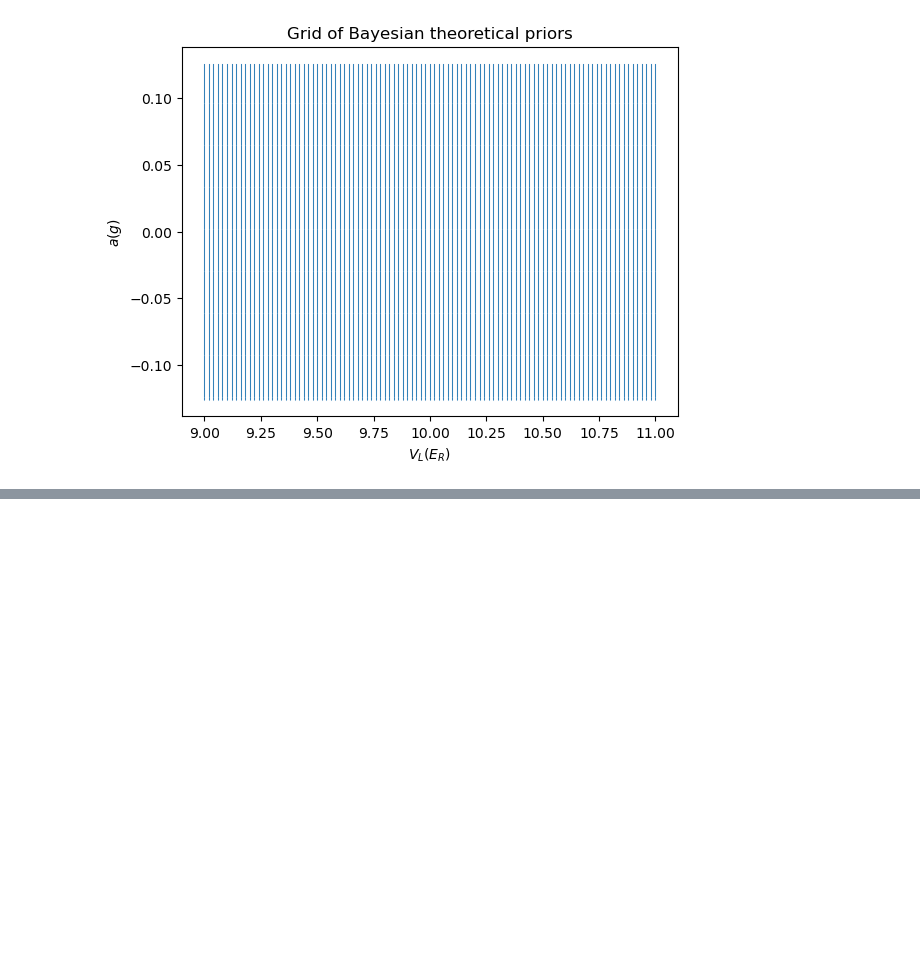
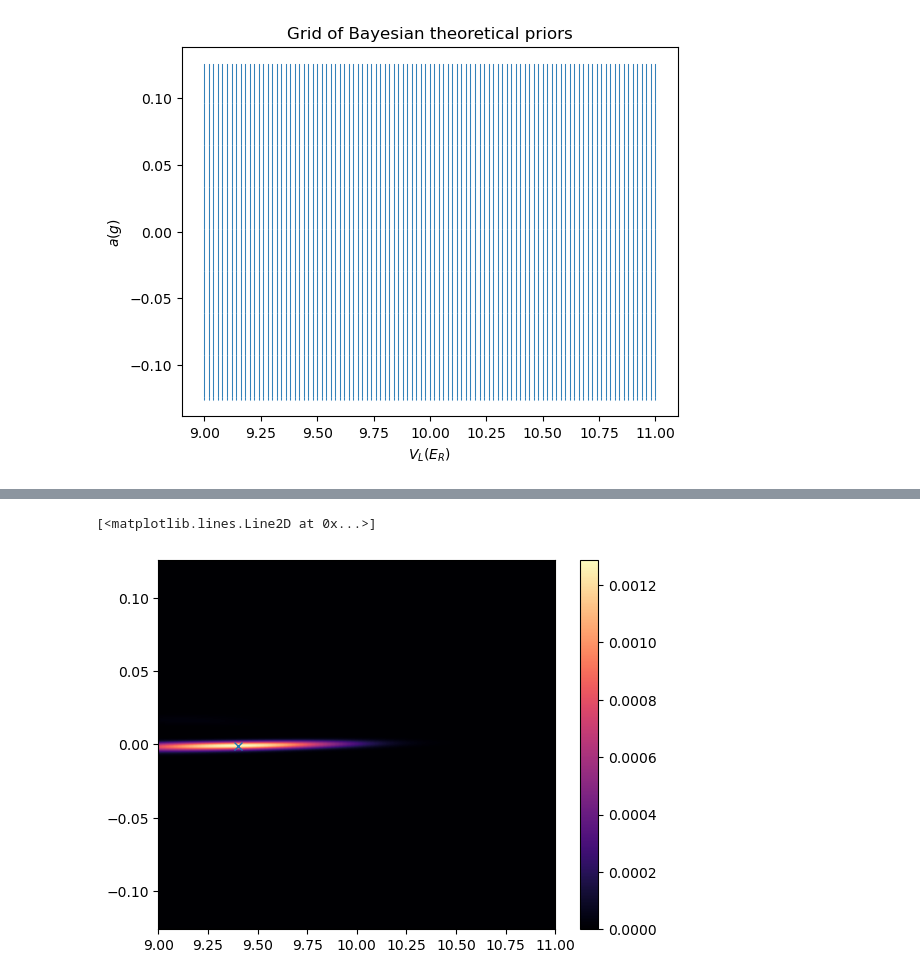
Before and after one commit to rootware/lattice_evolution, a Jupyter notebook: Python/importtest.ipynb, the cells around one changed output, grey strips where cells are left out. Saved outputs shown, nothing was run; the diff lists cells and outputs as text; code cells hidden in the pictures; blank space fills up the shorter version.

```diff
--- a/Python/importtest.ipynb
+++ b/Python/importtest.ipynb
@@ -74,0 +55,9 @@ print(Sequence2param.BayesianUpdating.__doc__)
+# %%
+data=np.load(foldername+ "N50.npy" );
+plt.imshow(data,extent =[VList[0],VList[-1],AList[0]*accUnit/g,AList[-1]*accUnit/g],  cmap = "magma" ,  aspect="auto")
+indices = np.where(data==np.max(data));
+plt.colorbar()
+plt.plot(VList[20],AList[480], 'x')
+# %% [output]
+[<matplotlib.lines.Line2D at 0x...>]
+[figure, added]
```
Also changed, not shown: parts of 24 cells of this notebook, 9 other files.
